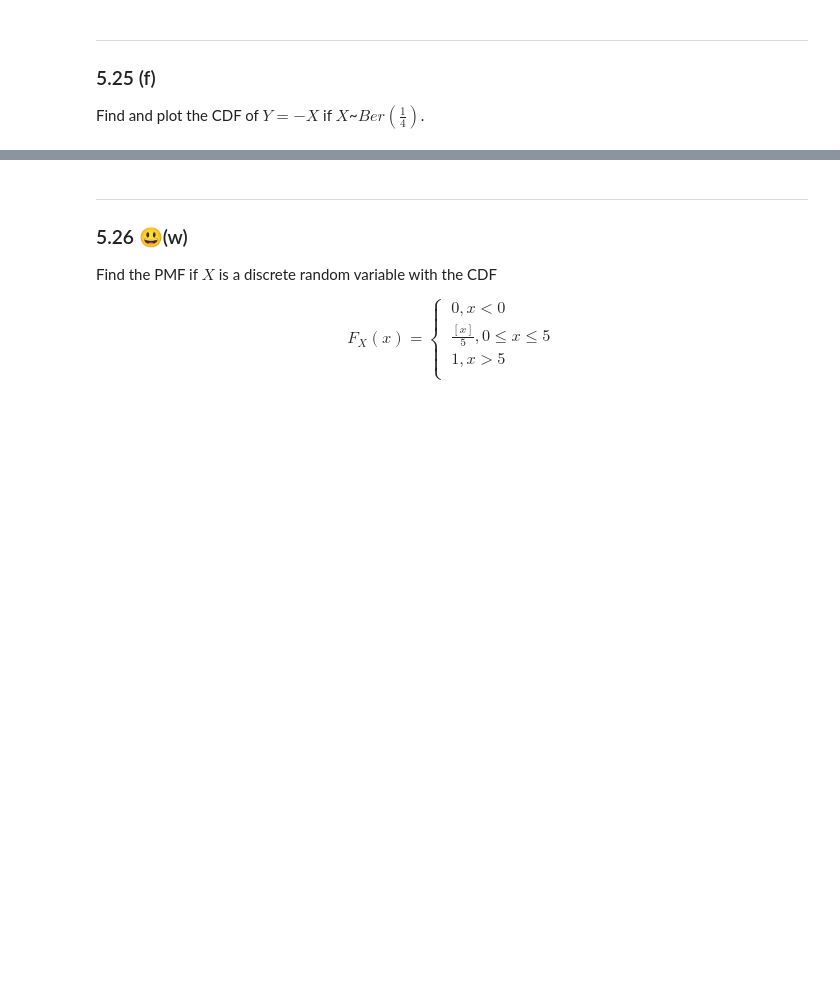
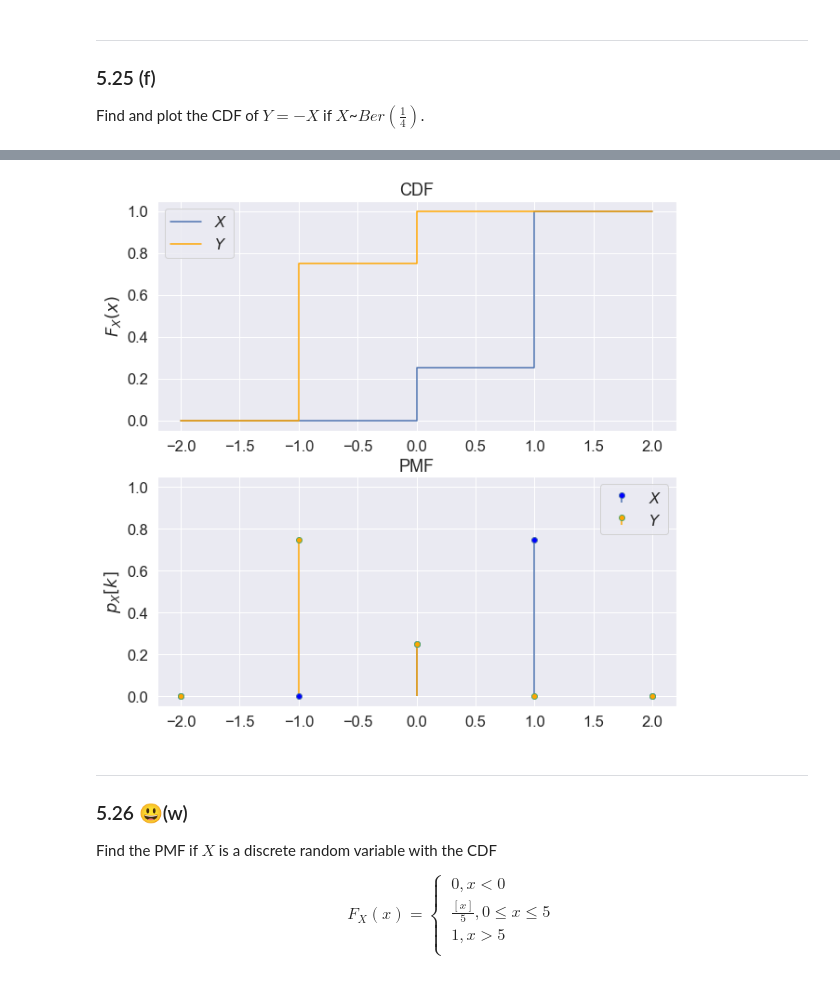
Before and after one commit to VictorCannestro/Intuitive_Probability_and_Random_Processes, a Jupyter notebook: CH5_Discrete_Random_Variables.ipynb, the cells around one changed output, grey strips where cells are left out. Saved outputs shown, nothing was run; the diff lists cells and outputs as text; code cells hidden in the pictures; blank space fills up the shorter version.

```diff
--- a/CH5_Discrete_Random_Variables.ipynb
+++ b/CH5_Discrete_Random_Variables.ipynb
@@ -780,3 +812,46 @@ Find and plot the CDF of $Y=-X$ if $X$~$Ber(\frac{1}{4})$.
+# %%
+p = 0.25
+x = [*range(-2,3)]
+
+pX = [0, 0, p, 1-p, 0]
+pY = [0, 1-p, p, 0, 0]
+
+F = lambda x,i: sum(x[:i])
+Fx = [F(pX,i) for i,v in enumerate(pX)]
+Fy = [F(pY,i) for i,v in enumerate(pY)]
+
+fig, ax = plt.subplots(2,1, figsize=(10,10))
+ax[0].step(x, Fx, label=r'$X$')
+ax[0].step(x, Fy, label=r'$Y$', color='orange')
+
+markerline, stemlines, baseline = ax[1].stem(x,
+                                             pX,
+                                             'b',
+                                             '-.',
+                                             markerfmt='bo',
+                                             basefmt=" ",
+                                             use_line_collection=True,
+                                             label=r'$X$')
+plt.setp(markerline, 'markerfacecolor', 'blue')
+
+markerline2, stemlines2, baseline2 = ax[1].stem(x,
+                                                pY,
+                                                'orange',
+                                                '-.',
+                                                markerfmt='go',
+                                                basefmt=" ",
+                                                use_line_collection=True,
+                                                label=r'$Y$')
+plt.setp(markerline2, 'markerfacecolor', 'orange')
+
+ax[0].set(ylabel=r'$F_X(x)$', title='CDF')
+ax[1].set(ylabel=r'$p_X[k]$', title='PMF')
+ax[1].set_ylim([-0.05,1.05])
+ax[0].legend()
+ax[1].legend()
+plt.show()
+# %% [output]
+[figure, added]
 # %% [markdown]
 ***
 ### 5.26 😃(w)
```
Also changed, not shown: parts of 15 cells of this notebook.
